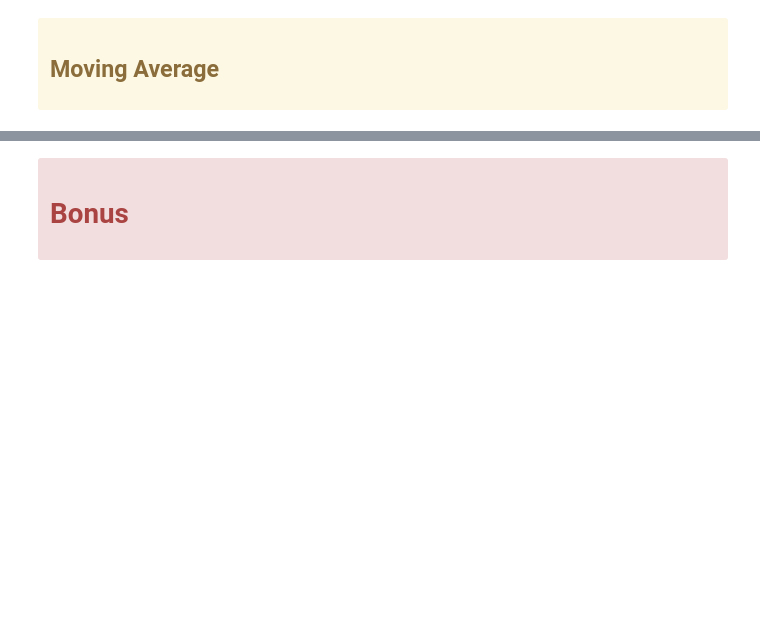
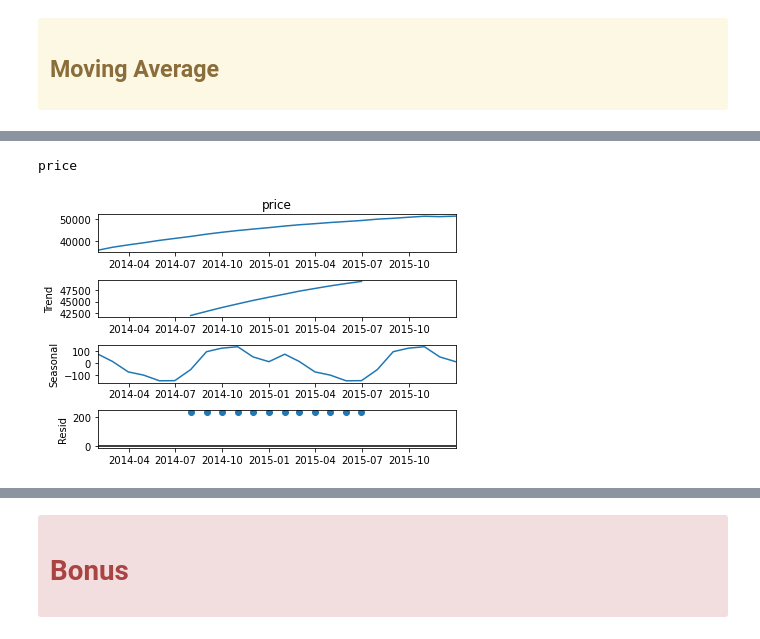
Before and after one commit to QMCBT-JustinEvans/time-series-exercises, a Jupyter notebook: 05_model.ipynb, the cells around one changed output, grey strips where cells are left out. Saved outputs shown, nothing was run; the diff lists cells and outputs as text; code cells hidden in the pictures; blank space fills up the shorter version.

Commit message:
UPDATE model exercise

```diff
--- a/05_model.ipynb
+++ b/05_model.ipynb
@@ -678,0 +689,5 @@ eval_df
+# %%
+# take 90 day rolling average, take last value as our yhat prediction.
+period = 3
+moving_avg = round(train['price'].rolling(period).mean()[-1], 2)
+print(moving_avg)
@@ -678,0 +715,7 @@ eval_df
+# %%
+# Append eval DataFrame
+for col in train.columns:
+    eval_df = append_eval_df(model_type = '3_month_moving_avg',
+                            target_var = col)
+
+eval_df
@@ -678,0 +727,11 @@ eval_df
+# %%
+# Apply other rolling periods
+periods = [1, 3, 6, 9, 12]
+
+for p in periods:
+    moving_avg = round(train['price'].rolling(p).mean()[-1], 2)
+    yhat_df = make_predictions(moving_avg)
+    model_type = str(p) + '_month_moving_avg'
+    for col in train.columns:
+        eval_df = append_eval_df(model_type = model_type,
+                                target_var = col)
@@ -683,0 +807,8 @@ eval_df
+# %%
+# Show various time plots
+print(col, '\n')
+sm.tsa.seasonal_decompose(train[col].resample('M').mean()).plot()
+plt.show()
+# %% [output]
+price
+[figure, added]
```
Also changed, not shown: parts of 57 cells of this notebook.
